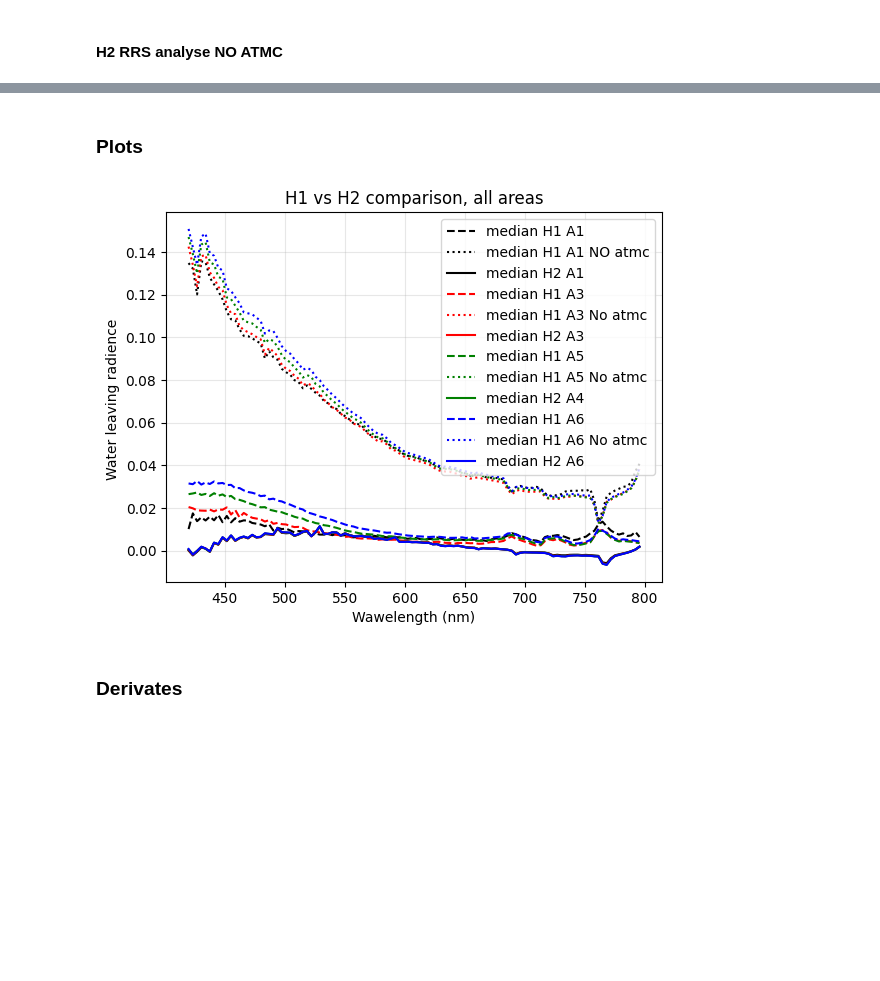
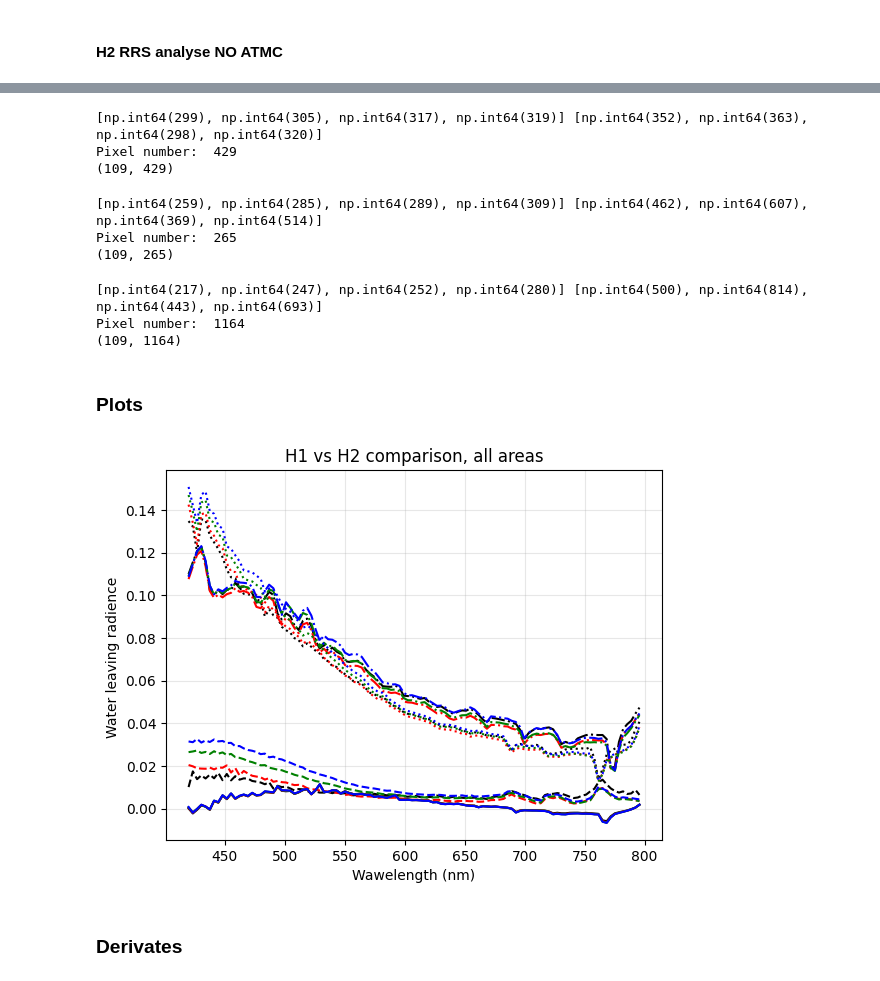
Before and after one commit to AnneMartheH/Vaar_2025, a Jupyter notebook: Sattelite_comparison_with_atmospheric_correction/11Mai_H1_H2_compared.ipynb, the cells around one changed output, grey strips where cells are left out. Saved outputs shown, nothing was run; the diff lists cells and outputs as text; code cells hidden in the pictures; blank space fills up the shorter version.

Commit message:
h1 vs h2 11may2025 with and without atmc

```diff
--- a/Sattelite_comparison_with_atmospheric_correction/11Mai_H1_H2_compared.ipynb
+++ b/Sattelite_comparison_with_atmospheric_correction/11Mai_H1_H2_compared.ipynb
@@ -507,34 +556,100 @@ Pixel number:  23446
+# %%
+piksel_row_A3_250511_h2, piksel_col_A3_250511_h2 = f.latLong_to_piksel(target_lat_3, target_lon_3, latitudes_h2_250511, longitudes_h2_250511) #####________
+print(piksel_row_A3_250511_h2, piksel_col_A3_250511_h2)
+
+for i in range(4):
+    piksel_col_A3_250511_h2[i] = piksel_col_A3_250511_h2[i] + cx_h2
+    piksel_row_A3_250511_h2[i] = piksel_row_A3_250511_h2[i] + cy_h2
+
+rss_A3_250511_h2 = f.water_masked_rss_matrix(piksel_row_A3_250511_h2, piksel_col_A3_250511_h2, l1d_cube_250511_2, satobj_h1_250511_2)
+print(rss_A3_250511_h2.shape)
+
+median_A3_250511_h2_NO_atmc = np.median(rss_A3_250511_h2, axis = 1)
+median_A3_250511_h2_NO_atmc.shape
+normaized_spectrum_median_A3_250511_h2_NO_atmc = f.min_max_nomralization(median_A3_250511_h2_NO_atmc)
+l2_norm_A3_250511_h2_NO_atmc = np.linalg.norm(median_A3_250511_h2_NO_atmc)
+l2_normalized_spectrum_A3_250511_h2_NO_atmc = median_A3_250511_h2_NO_atmc / l2_norm_A3_250511_h2_NO_atmc
+# %% [output]
+[np.int64(299), np.int64(305), np.int64(317), np.int64(319)] [np.int64(352), np.int64(363), np.int64(298), np.int64(320)]
+Pixel number:  429
+(109, 429)
+# %%
+piksel_row_A5_250511_h2, piksel_col_A5_250511_h2 = f.latLong_to_piksel(target_lat_5, target_lon_5, latitudes_h2_250511, longitudes_h2_250511) #####________
+print(piksel_row_A5_250511_h2, piksel_col_A5_250511_h2)
+
+for i in range(4):
+    piksel_col_A5_250511_h2[i] = piksel_col_A5_250511_h2[i] + cx_h2
+    piksel_row_A5_250511_h2[i] = piksel_row_A5_250511_h2[i] + cy_h2
+
+rss_A5_250511_h2 = f.water_masked_rss_matrix(piksel_row_A5_250511_h2, piksel_col_A5_250511_h2, l1d_cube_250511_2, satobj_h1_250511_2)
+print(rss_A5_250511_h2.shape)
+
+median_A5_250511_h2_NO_atmc = np.median(rss_A5_250511_h2, axis = 1)
+median_A5_250511_h2_NO_atmc.shape
+normaized_spectrum_median_A5_250511_h2_NO_atmc = f.min_max_nomralization(median_A5_250511_h2_NO_atmc)
+l2_norm_A5_250511_h2_NO_atmc = np.linalg.norm(median_A5_250511_h2_NO_atmc)
+l2_normalized_spectrum_A5_250511_h2_NO_atmc = median_A5_250511_h2_NO_atmc / l2_norm_A5_250511_h2_NO_atmc
+# %% [output]
+[np.int64(259), np.int64(285), np.int64(289), np.int64(309)] [np.int64(462), np.int64(607), np.int64(369), np.int64(514)]
+Pixel number:  265
+(109, 265)
+# %%
+piksel_row_A6_250511_h2, piksel_col_A6_250511_h2 = f.latLong_to_piksel(target_lat_6, target_lon_6, latitudes_h2_250511, longitudes_h2_250511) #####________
+print(piksel_row_A6_250511_h2, piksel_col_A6_250511_h2)
+
+for i in range(4):
+    piksel_col_A6_250511_h2[i] = piksel_col_A6_250511_h2[i] + cx_h2
+    piksel_row_A6_250511_h2[i] = piksel_row_A6_250511_h2[i] + cy_h2
+
+rss_A6_250511_h2 = f.water_masked_rss_matrix(piksel_row_A6_250511_h2, piksel_col_A6_250511_h2, l1d_cube_250511_2, satobj_h1_250511_2)
+print(rss_A6_250511_h2.shape)
+
+median_A6_250511_h2_NO_atmc = np.median(rss_A6_250511_h2, axis = 1)
+median_A6_250511_h2_NO_atmc.shape
+normaized_spectrum_median_A6_250511_h2_NO_atmc = f.min_max_nomralization(median_A6_250511_h2_NO_atmc)
+l2_norm_A6_250511_h2_NO_atmc = np.linalg.norm(median_A6_250511_h2_NO_atmc)
+l2_normalized_spectrum_A6_250511_h2_NO_atmc = median_A6_250511_h2_NO_atmc / l2_norm_A6_250511_h2_NO_atmc
+# %% [output]
+[np.int64(217), np.int64(247), np.int64(252), np.int64(280)] [np.int64(500), np.int64(814), np.int64(443), np.int64(693)]
+Pixel number:  1164
+(109, 1164)
 # %% [markdown]
 ### Plots
 # %%
 plt.plot(wl, median_A1_0511_h1_atmc, color='black', linestyle='--', label='median H1 A1')
 plt.plot(wl, median_H1_no_atmc_A1, color='black', linestyle=':', label='median H1 A1 NO atmc')
 plt.plot(wl, median_250511_H2_A1, color='black', label='median H2 A1')
+plt.plot(wl, median_A1_250511_h2_NO_atmc, color='black', linestyle='dashdot', label='median H2 A1 NO atmc')
 
 #plt.plot(wl, median_A2_0511_h1_atmc, color='pink', linestyle='--', label='median H1 A2')
 #plt.plot(wl, median_H1_no_atmc_A2, color='pink', linestyle=':', label='median H1 A2 No atmc')
 #plt.plot(wl, median_250511_H2_A2, color='pink', label='median H2 A2')
+#plt.plot(wl, median_A2_250511_h2_NO_atmc, color='pink', linestyle='dashdot', label='median H2 A2 NO atmc')
+
 
 plt.plot(wl, median_A3_0511_h1_atmc, color='red', linestyle='--', label='median H1 A3')
 plt.plot(wl, median_H1_no_atmc_A3, color='red', linestyle=':', label='median H1 A3 No atmc')
 plt.plot(wl, median_250511_H2_A3, color='red', label='median H2 A3')
+plt.plot(wl, median_A3_250511_h2_NO_atmc, color='red', linestyle='dashdot', label='median H2 A3 NO atmc')
 
 plt.plot(wl, median_A5_0511_h1_atmc, color='green', linestyle='--', label='median H1 A5')
 plt.plot(wl, median_H1_no_atmc_A5, color='green', linestyle=':', label='median H1 A5 No atmc')
 plt.plot(wl, median_250511_H2_A5, color='green', label='median H2 A4')
+plt.plot(wl, median_A5_250511_h2_NO_atmc, color='green', linestyle='dashdot', label='median H2 A5 NO atmc')
 
 plt.plot(wl, median_A6_0511_h1_atmc, color='blue', linestyle='--', label='median H1 A6')
 plt.plot(wl, median_H1_no_atmc_A6, color='blue', linestyle=':', label='median H1 A6 No atmc')
 plt.plot(wl, median_250511_H2_A6, color='blue', label='median H2 A6')
+plt.plot(wl, median_A6_250511_h2_NO_atmc, color='blue', linestyle='dashdot', label='median H2 A6 NO atmc')
 
 plt.xlabel("Wawelength (nm)")
 plt.ylabel("Water leaving radience ") #Er begge water leaving radience???
 plt.title("H1 vs H2 comparison, all areas")
 plt.grid(True, alpha=0.3)
-plt.legend()
+#plt.legend()
 plt.show()
 # %% [output]
-[figure, old version]
+[figure, new version]
 # %% [markdown]
 ### Derivates
 # %% [markdown]
```
Also changed, not shown: parts of 4 cells of this notebook, 3 other files.
